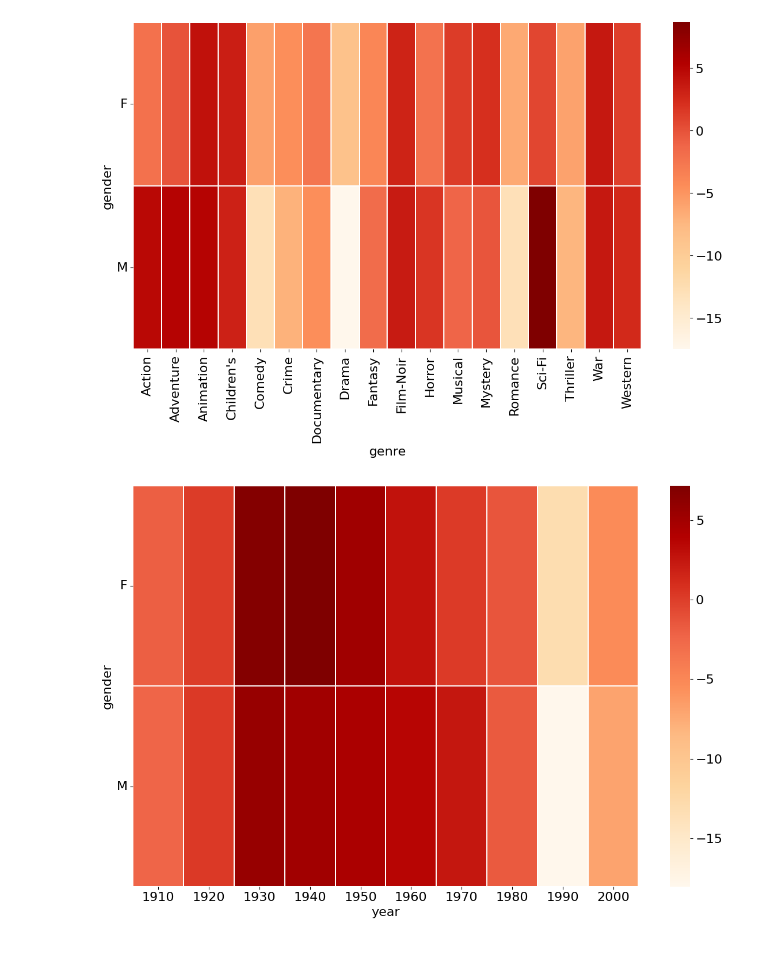
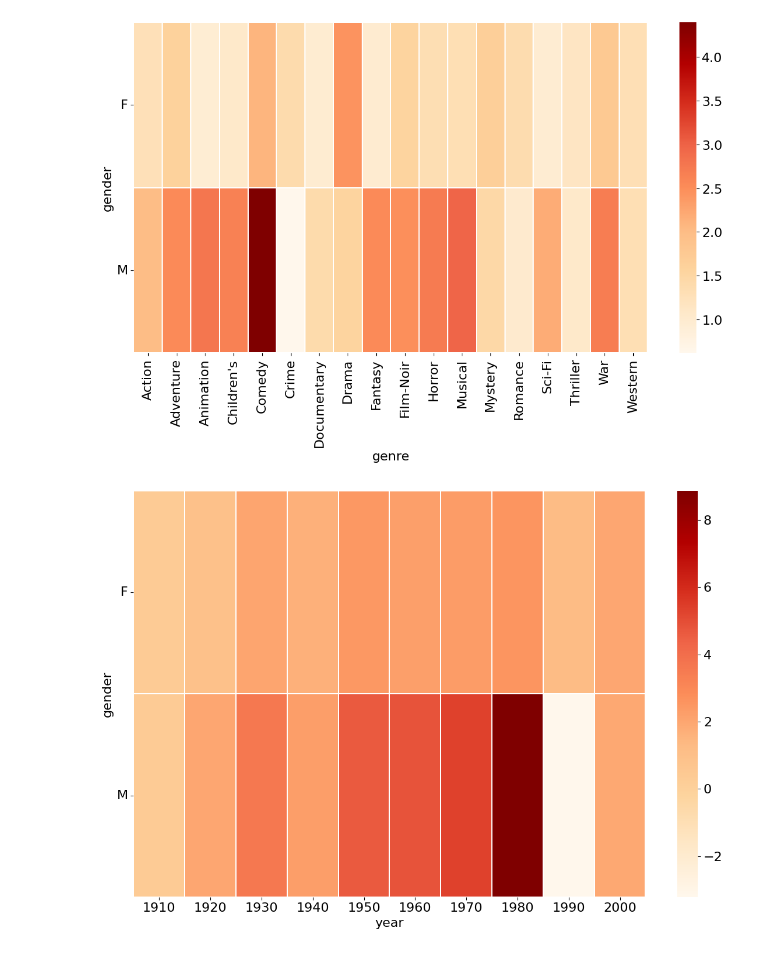
Before and after one commit to tishii2479/aau2v, a Jupyter notebook: notebooks/visualize_meta_matrix_movielens.ipynb, the cells around one changed output. Cells and saved outputs as stored; diff of their text form; code cells hidden in the pictures.

Commit message:
change max_embeding_norm 1->5

```diff
--- a/notebooks/visualize_meta_matrix_movielens.ipynb
+++ b/notebooks/visualize_meta_matrix_movielens.ipynb
@@ -28,3 +15,16 @@ model_config = ModelConfig(d_model=128, lr=0.0001, init_embedding_std=0.2, windo
+# %%
+model_config = ModelConfig(
+    max_embedding_norm=5,
+)
+trainer_config = TrainerConfig(
+    dataset_name="movielens",
+    model_name="attentive",
+    load_dataset=False,
+    save_dataset=False,
+    load_model=False,
+    ignore_saved_model=True,
+    epochs=5,
+)
 # %%
 dataset_manager = load_dataset_manager(
     dataset_name=trainer_config.dataset_name,
@@ -42,14 +43,12 @@ model = load_model(
     trainer_config=trainer_config,
     model_config=model_config
 )
+
 trainer = PyTorchTrainer(
     model=model,
     dataset_manager=dataset_manager,
     trainer_config=trainer_config,
     model_config=model_config,
 )
-analyst = Analyst(
-    dataset_manager=dataset_manager,
-    model=trainer.model
-)
+trainer.fit()
 # %% [output]
@@ -61,14 +73,4 @@ plt.rcParams["font.size"] = 16
 # %%
-ja_seq_meta_name = {
-    "gender" : "性別",
-    "age" : "年代",
-    "occupation" : "職種",
-}
-ja_item_meta_name = {
-    "genre" : "ジャンル",
-    "year" : "公開年",
-}
-
 for seq_meta_name in [
     "gender",
     "age",
@@ -83,34 +85,32 @@ for seq_meta_name in [
             for e in dataset_manager.seq_meta_dict[seq_meta_name]
         ])
         if seq_meta_name == "age":
             seq_meta_names = ["age:Under 18", "age:18-24", "age:25-34", "age:35-44", "age:45-49", "age:50-55", "age:56+"]
         item_meta_names = sorted([
             to_full_meta_value(item_meta_name, e)
             for e in dataset_manager.item_meta_dict[item_meta_name]
         ])
 
         data = np.zeros((len(seq_meta_names), len(item_meta_names)))
         for i, seq_key in enumerate(seq_meta_names):
             for j, item_key in enumerate(item_meta_names):
                 data[i][j] = torch.dot(analyst.seq_meta_embedding[seq_key], analyst.item_meta_embedding[item_key])
 
         seq_keys = sorted(dataset_manager.seq_meta_dict[seq_meta_name])
         item_keys = sorted(dataset_manager.item_meta_dict[item_meta_name])
         if seq_meta_name == "age":
             seq_keys = ["Under 18", "18-24", "25-34", "35-44", "45-49", "50-55", "56+"]
 
         fig, ax = util.visualize_heatmap(
             data,
             seq_keys,
             item_keys,
         )
-        # ax.set_ylabel(ja_seq_meta_name[seq_meta_name])
-        # ax.set_xlabel(ja_item_meta_name[item_meta_name])
         ax.set_ylabel(seq_meta_name)
         ax.set_xlabel(item_meta_name)
 
         fig.tight_layout()
         fig.savefig(f"./data/fig_heatmap_{seq_meta_name}_{item_meta_name}.pdf", format="pdf")
 # %% [output]
-[figure, old version]
+[figure, new version]
-[figure, old version]
+[figure, new version]
```
Also changed, not shown: parts of 10 cells of this notebook, 8 other files.
